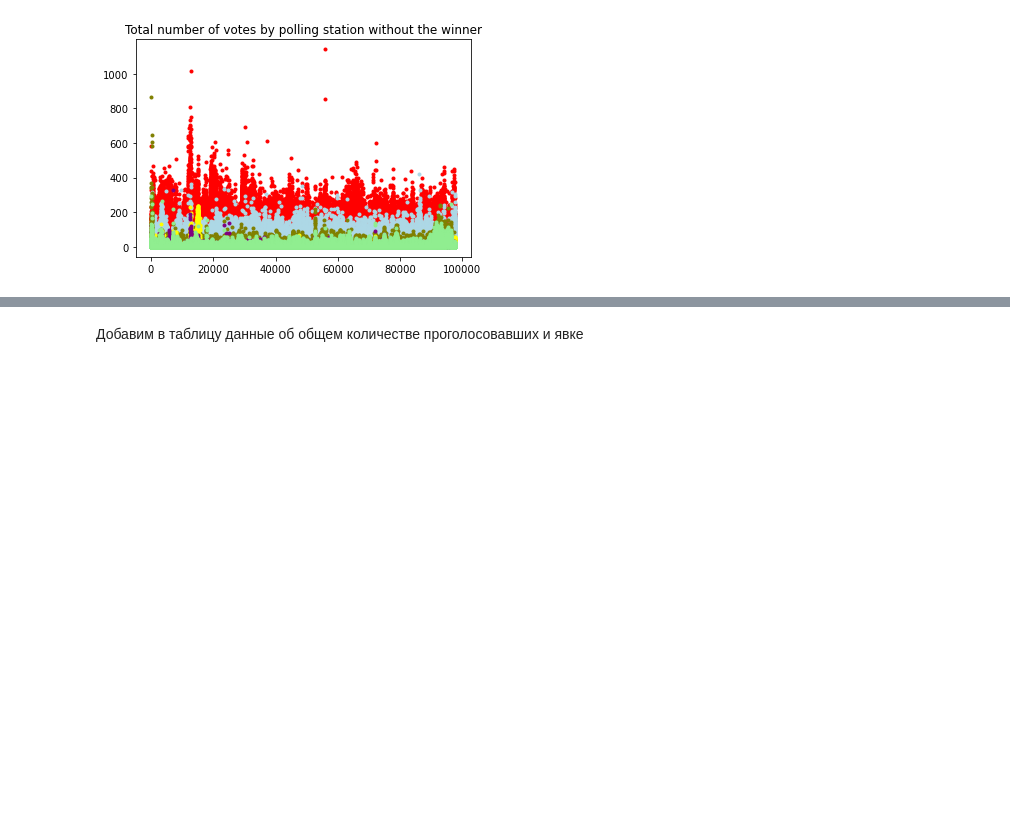
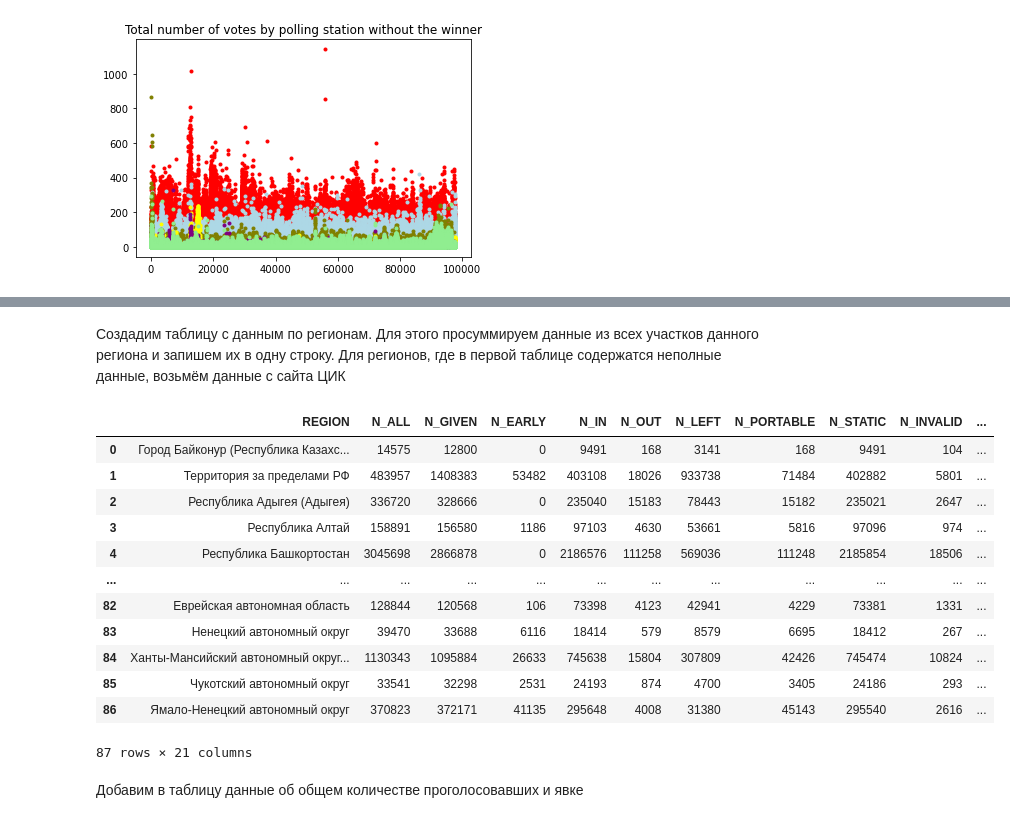
Before and after one commit to MatveyVlasov/visualization, a Jupyter notebook: homework03/lab3.ipynb, the cells around one changed output, grey strips where cells are left out. Saved outputs shown, nothing was run; the diff lists cells and outputs as text; code cells hidden in the pictures; blank space fills up the shorter version.

```diff
--- a/homework03/lab3.ipynb
+++ b/homework03/lab3.ipynb
@@ -214,3 +179,49 @@ df_regions
+# %% [markdown]
+Создадим таблицу с данным по регионам. Для этого просуммируем данные из всех участков данного региона и запишем их в одну строку. Для регионов, где в первой таблице содержатся неполные данные, возьмём данные с сайта ЦИК
+# %%
+try:
+    df_regions = pd.read_csv('regions_data.csv')
+except FileNotFoundError:
+    df_regions = pd.DataFrame(columns=df.columns)
+    df_regions = df_regions.drop(columns=['PS_ID', 'SUBREGION', 'N_VOTED'])
+
+    for region in df['REGION'].unique():
+        info = {}
+        new_region = remove_digits(region)
+
+        info['REGION'] = new_region
+        for col in df.columns[3:-1]:
+            info[col] = df[df['REGION'] == region][col].sum()
+        df_regions = df_regions.append(info, ignore_index=True)
+
+    for region in INCOMPLETE_REGIONS:
+        new_info = []
+        data = pd.read_csv('../' + region + '.csv')
+        for row in data['Unnamed: 2']:
+            try:
+                new_info.append(int(row))
+            except ValueError:
+                continue
+
+        index = int(df_regions[df_regions['REGION'] == region].index.values)
+        for i, col in enumerate(df_regions.columns[1:]):
+            df_regions.at[index, col] = new_info[i+2]
+
+df_regions
+# %% [output]
+|  | REGION | N_ALL | N_GIVEN | N_EARLY | N_IN | N_OUT | N_LEFT | N_PORTABLE | N_STATIC | N_INVALID | ... |
+| 0 | Город Байконур (Республика Казахс... | 14575 | 12800 | 0 | 9491 | 168 | 3141 | 168 | 9491 | 104 | ... |
+| 1 | Территория за пределами РФ | 483957 | 1408383 | 53482 | 403108 | 18026 | 933738 | 71484 | 402882 | 5801 | ... |
+| 2 | Республика Адыгея (Адыгея) | 336720 | 328666 | 0 | 235040 | 15183 | 78443 | 15182 | 235021 | 2647 | ... |
+| 3 | Республика Алтай | 158891 | 156580 | 1186 | 97103 | 4630 | 53661 | 5816 | 97096 | 974 | ... |
+| 4 | Республика Башкортостан | 3045698 | 2866878 | 0 | 2186576 | 111258 | 569036 | 111248 | 2185854 | 18506 | ... |
+| ... | ... | ... | ... | ... | ... | ... | ... | ... | ... | ... | ... |
+| 82 | Еврейская автономная область | 128844 | 120568 | 106 | 73398 | 4123 | 42941 | 4229 | 73381 | 1331 | ... |
+| 83 | Ненецкий автономный округ | 39470 | 33688 | 6116 | 18414 | 579 | 8579 | 6695 | 18412 | 267 | ... |
+| 84 | Ханты-Мансийский автономный округ... | 1130343 | 1095884 | 26633 | 745638 | 15804 | 307809 | 42426 | 745474 | 10824 | ... |
+| 85 | Чукотский автономный округ | 33541 | 32298 | 2531 | 24193 | 874 | 4700 | 3405 | 24186 | 293 | ... |
+| 86 | Ямало-Ненецкий автономный округ | 370823 | 372171 | 41135 | 295648 | 4008 | 31380 | 45143 | 295540 | 2616 | ... |
+87 rows × 21 columns
 # %% [markdown]
 Добавим в таблицу данные об общем количестве проголосовавших и явке
 # %%
```
Also changed, not shown: parts of 10 cells of this notebook, 6 other files.
